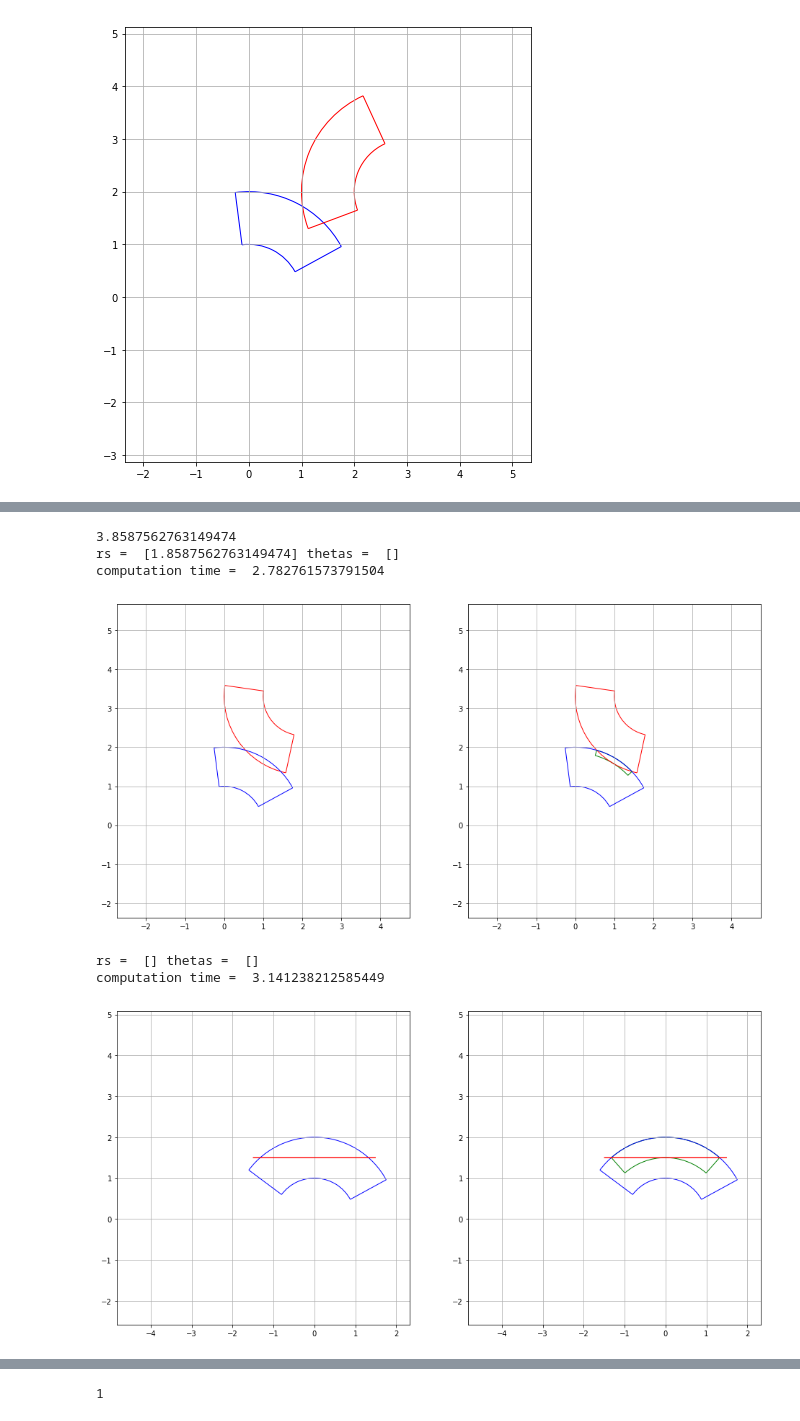
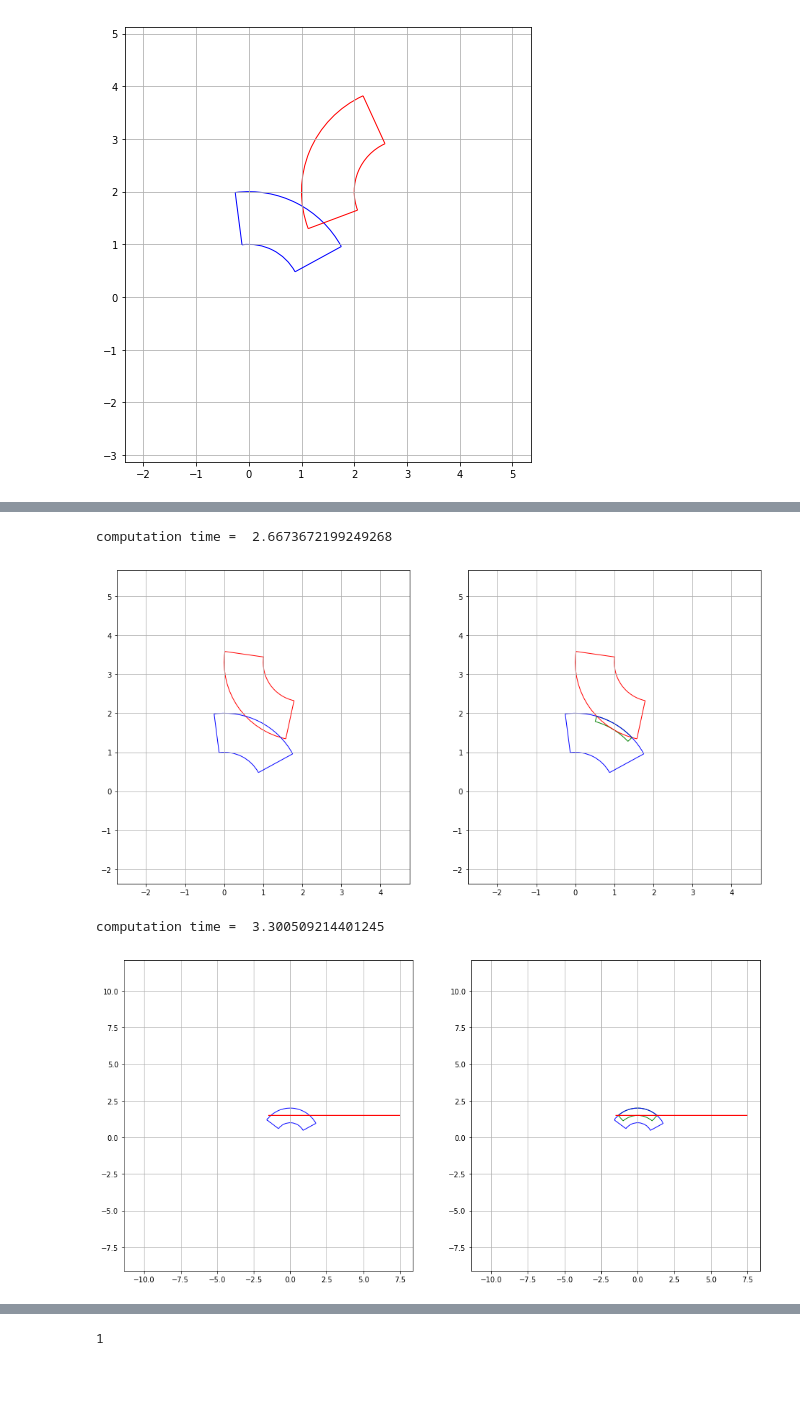
Before and after one commit to KshitijBhat/interval-analysis-method, a Jupyter notebook: fast_algo.ipynb, the cells around one changed output, grey strips where cells are left out. Cells and saved outputs as stored; diff of their text form; code cells hidden in the pictures; blank space fills up the shorter version.

Commit message:
improved fast algo

```diff
--- a/fast_algo.ipynb
+++ b/fast_algo.ipynb
@@ -434,7 +370,7 @@ computation time =  2.1612250804901123
 I2 = Interval(1,2,3,4.5,origin=(2,3.3))
 I1 = Interval(1,2,0.5,1.7,origin=(0,0))
 t0 = time.time()
-J = fast_inclusion(I1,I2)
+J = I1.fast_analysis(I2)
 t1 = time.time()
 print("computation time = ",t1-t0)
 fig= plt.figure(figsize = (16,8))
@@ -451,31 +387,28 @@ plt.axis('equal')
 plt.grid()
 plt.show()
 # %% [output]
-3.8587562763149474
-rs =  [1.8587562763149474] thetas =  []
-computation time =  2.782761573791504
+computation time =  2.6673672199249268
 [figure]
 # %%
-I2 = Interval(3,0.0+1e-6,1e-6,1e-6,origin=(-1.5,1.5))
+I2 = Interval(9,0.0+1e-6,1e-6,1e-6,origin=(-1.5,1.5))
 I1 = Interval(1,2,0.5,2.5,origin=(0,0))
 t0 = time.time()
-J = fast_inclusion(I1,I2)
+J = I1.fast_analysis(I2)
 t1 = time.time()
 print("computation time = ",t1-t0)
 fig= plt.figure(figsize = (16,8))
 ax = fig.add_subplot(1,2,1)
 I2.draw(ax,'red')
 I1.draw(ax,'blue')
 plt.axis('equal')
 plt.grid()
 ax1 = fig.add_subplot(1,2,2)
 J.draw(ax1,'green')
 I2.draw(ax1,'red')
 I1.draw(ax1,'blue')
 plt.axis('equal')
 plt.grid()
 plt.show()
 # %% [output]
-rs =  [] thetas =  []
-computation time =  3.141238212585449
+computation time =  3.300509214401245
-[figure, old version]
+[figure, new version]
```
Also changed, not shown: parts of 21 cells of this notebook, 1 other file.
